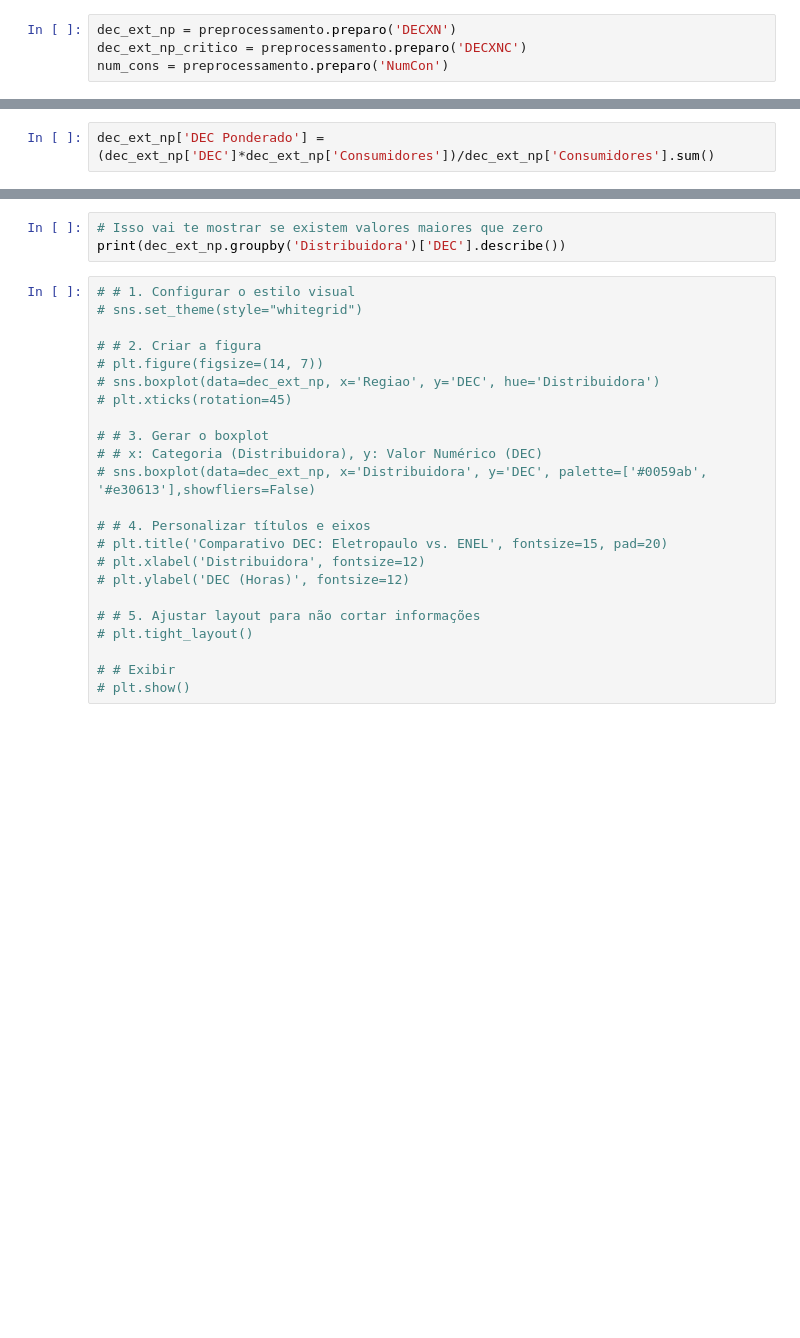
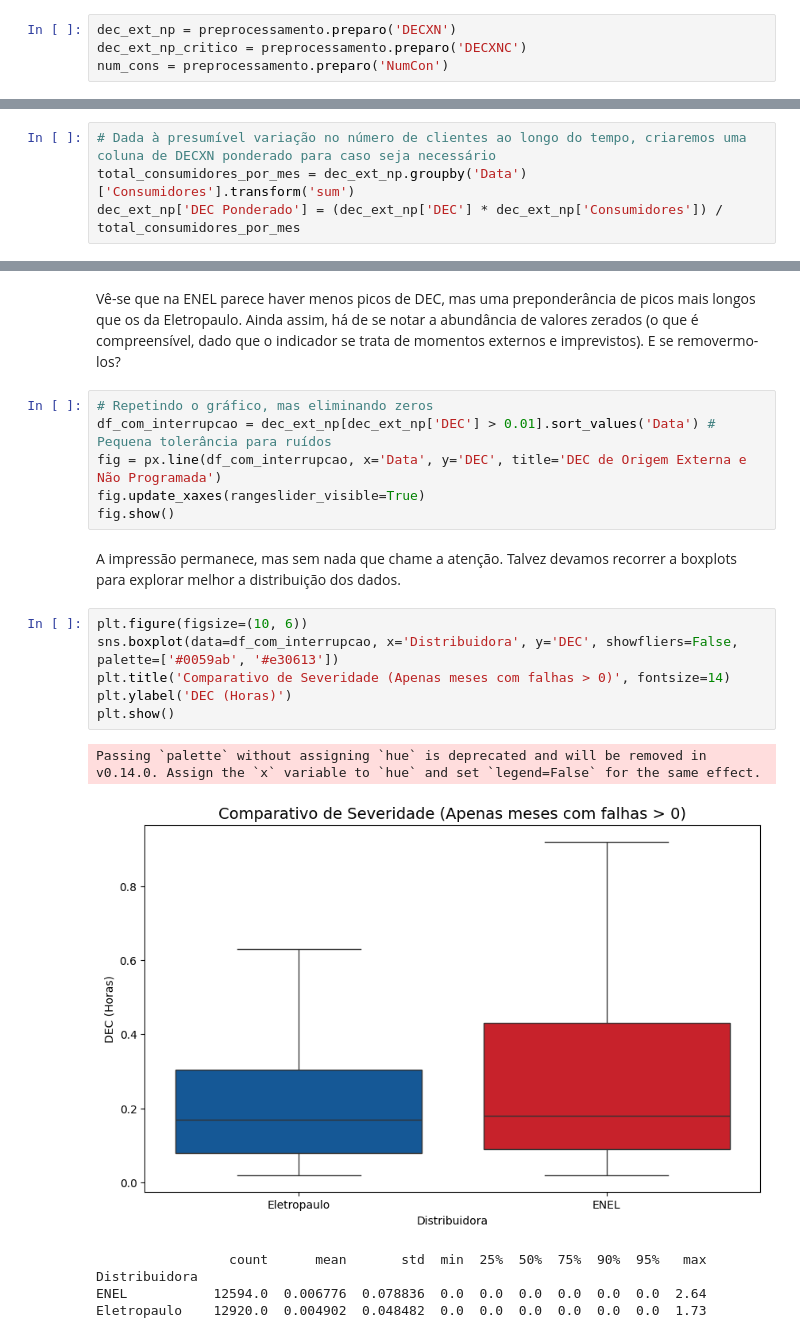
Before and after one commit to juliamgebara/ENEL, a Jupyter notebook: Indicadores.ipynb, the cells around one changed output, grey strips where cells are left out. Cells and saved outputs as stored; diff of their text form; blank space fills up the shorter version.

```diff
--- a/Indicadores.ipynb
+++ b/Indicadores.ipynb
@@ -49,4 +52,6 @@ dec_ext_np = dec_ext_np.rename(columns={
     'VlrIndiceEnviado_y': 'Consumidores'
 })
 # %%
-dec_ext_np['DEC Ponderado'] = (dec_ext_np['DEC']*dec_ext_np['Consumidores'])/dec_ext_np['Consumidores'].sum()
+# Dada à presumível variação no número de clientes ao longo do tempo, criaremos uma coluna de DECXN ponderado para caso seja necessário
+total_consumidores_por_mes = dec_ext_np.groupby('Data')['Consumidores'].transform('sum')
+dec_ext_np['DEC Ponderado'] = (dec_ext_np['DEC'] * dec_ext_np['Consumidores']) / total_consumidores_por_mes
@@ -66,27 +62,24 @@ fig.update_xaxes(rangeslider_visible=True)
 fig.show()
-# %%
-# Isso vai te mostrar se existem valores maiores que zero
-print(dec_ext_np.groupby('Distribuidora')['DEC'].describe())
+# %% [markdown]
+Vê-se que na ENEL parece haver menos picos de DEC, mas uma preponderância de picos mais longos que os da Eletropaulo. Ainda assim, há de se notar a abundância de valores zerados (o que é compreensível, dado que o indicador se trata de momentos externos e imprevistos). E se removermo-los?
+# %%
+# Repetindo o gráfico, mas eliminando zeros
+df_com_interrupcao = dec_ext_np[dec_ext_np['DEC'] > 0.01].sort_values('Data') # Pequena tolerância para ruídos
+fig = px.line(df_com_interrupcao, x='Data', y='DEC', title='DEC de Origem Externa e Não Programada')
+fig.update_xaxes(rangeslider_visible=True)
+fig.show()
+# %% [markdown]
+A impressão permanece, mas sem nada que chame a atenção. Talvez devamos recorrer a boxplots para explorar melhor a distribuição dos dados.
 # %%
-# # 1. Configurar o estilo visual
-# sns.set_theme(style="whitegrid")
-
-# # 2. Criar a figura
-# plt.figure(figsize=(14, 7))
-# sns.boxplot(data=dec_ext_np, x='Regiao', y='DEC', hue='Distribuidora')
-# plt.xticks(rotation=45)
-
-# # 3. Gerar o boxplot
-# # x: Categoria (Distribuidora), y: Valor Numérico (DEC)
-# sns.boxplot(data=dec_ext_np, x='Distribuidora', y='DEC', palette=['#0059ab', '#e30613'],showfliers=False)
-
-# # 4. Personalizar títulos e eixos
-# plt.title('Comparativo DEC: Eletropaulo vs. ENEL', fontsize=15, pad=20)
-# plt.xlabel('Distribuidora', fontsize=12)
-# plt.ylabel('DEC (Horas)', fontsize=12)
-
-# # 5. Ajustar layout para não cortar informações
-# plt.tight_layout()
-
-# # Exibir
-# plt.show()
+plt.figure(figsize=(10, 6))
+sns.boxplot(data=df_com_interrupcao, x='Distribuidora', y='DEC', showfliers=False, palette=['#0059ab', '#e30613'])
+plt.title('Comparativo de Severidade (Apenas meses com falhas > 0)', fontsize=14)
+plt.ylabel('DEC (Horas)')
+plt.show()
+# %% [output]
+Passing `palette` without assigning `hue` is deprecated and will be removed in v0.14.0. Assign the `x` variable to `hue` and set `legend=False` for the same effect.
+[figure, added]
+                 count      mean       std  min  25%  50%  75%  90%  95%   max
+Distribuidora
+ENEL           12594.0  0.006776  0.078836  0.0  0.0  0.0  0.0  0.0  0.0  2.64
+Eletropaulo    12920.0  0.004902  0.048482  0.0  0.0  0.0  0.0  0.0  0.0  1.73
```
Also changed, not shown: parts of 22 cells of this notebook, 1 other file.
